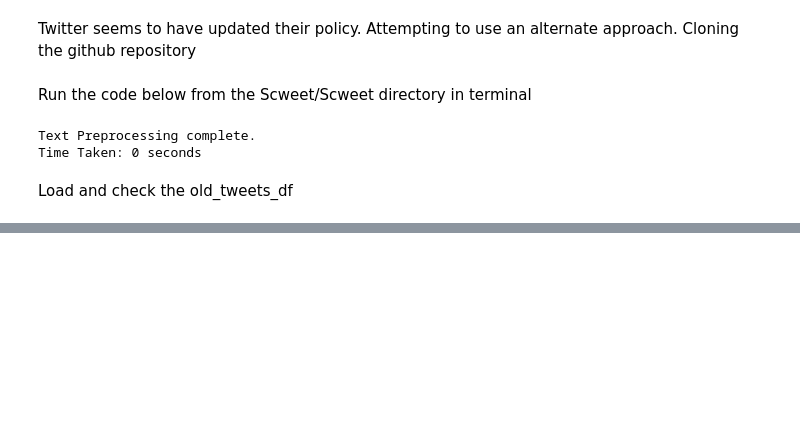
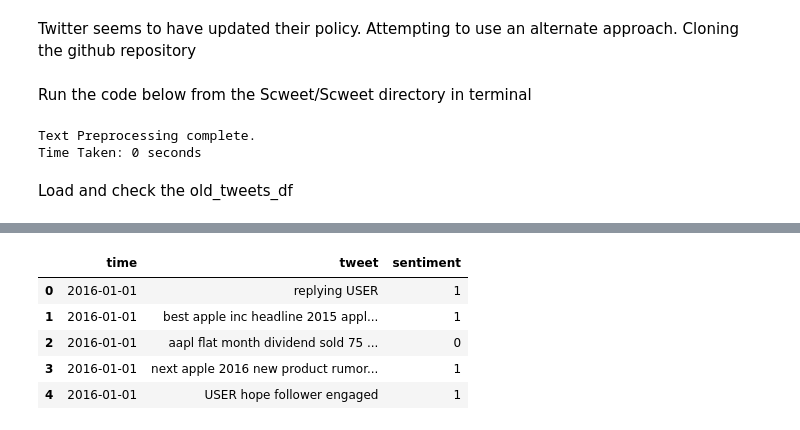
Before and after one commit to odemuno/IDL-finance-project, a Jupyter notebook: Code/Sentiment140_Tweets.ipynb, the cells around one changed output, grey strips where cells are left out. Cells and saved outputs as stored; diff of their text form; code cells hidden in the pictures; blank space fills up the shorter version.

```diff
--- a/Code/Sentiment140_Tweets.ipynb
+++ b/Code/Sentiment140_Tweets.ipynb
@@ -305,0 +312,3 @@ print(classification_report(y_test, y_pred))
+# %%
+lr_model = LogisticRegression(C=0.1,max_iter=1000)
+lr_model.fit(X_train_tfidf, y_train)
@@ -366,0 +409,5 @@ display(old_tweets_preprocessed_df.head())
+# %%
+X_old = old_tweets_preprocessed_df.tweet
+X_old_tfidf = tfidf.transform(X_old)
+y_pred_old = lr_model.predict(X_old_tfidf)
+old_tweets_preprocessed_df['sentiment'] = y_pred_old
@@ -366,0 +427,9 @@ display(old_tweets_preprocessed_df.head())
+# %%
+display(old_tweets_preprocessed_df.head())
+# %% [output]
+|  | time | tweet | sentiment |
+| 0 | 2016-01-01 | replying USER | 1 |
+| 1 | 2016-01-01 | best apple inc headline 2015 appl... | 1 |
+| 2 | 2016-01-01 | aapl flat month dividend sold 75 ... | 0 |
+| 3 | 2016-01-01 | next apple 2016 new product rumor... | 1 |
+| 4 | 2016-01-01 | USER hope follower engaged | 1 |
```
Also changed, not shown: parts of 21 cells of this notebook, 2 other files.
